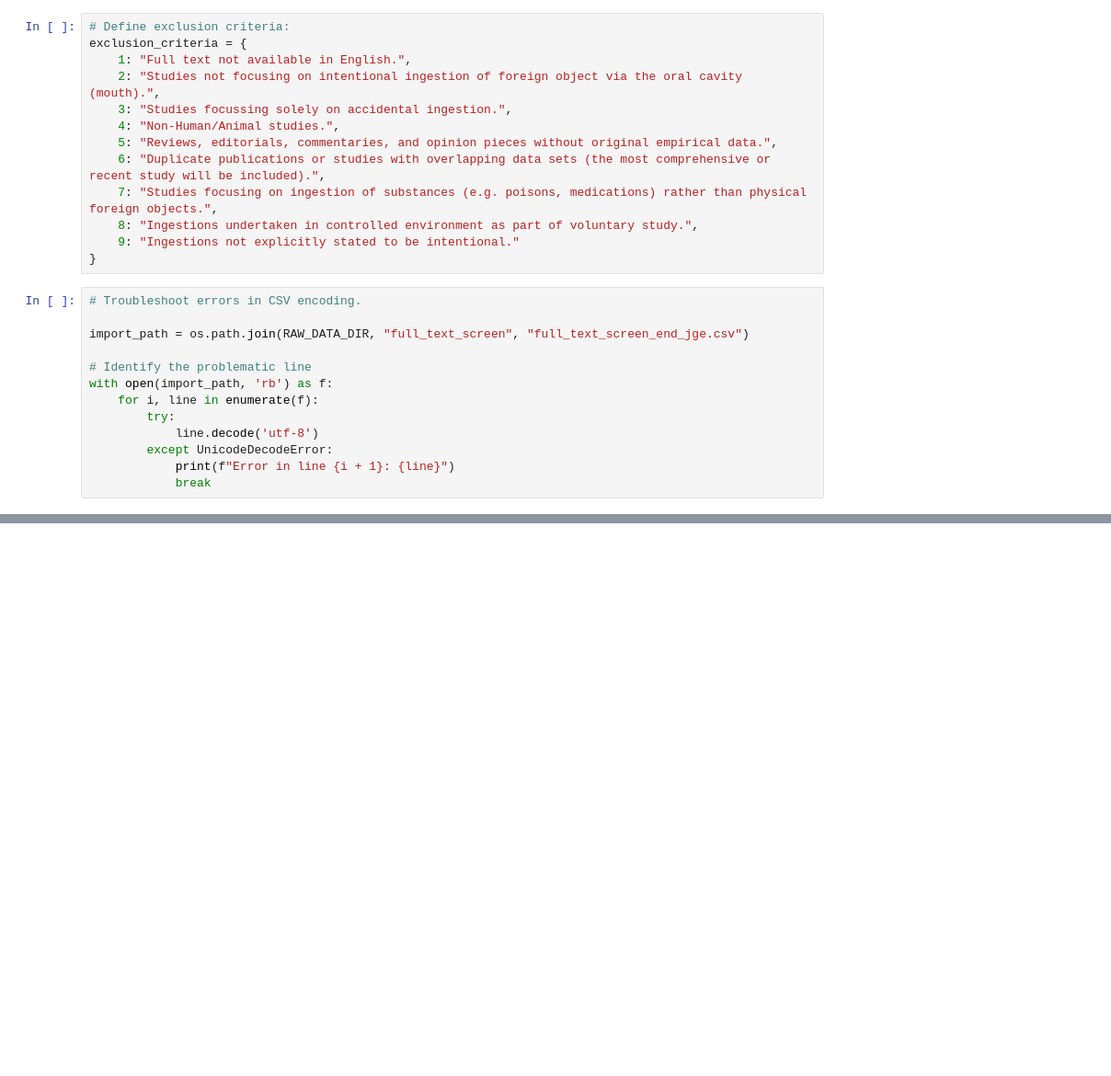
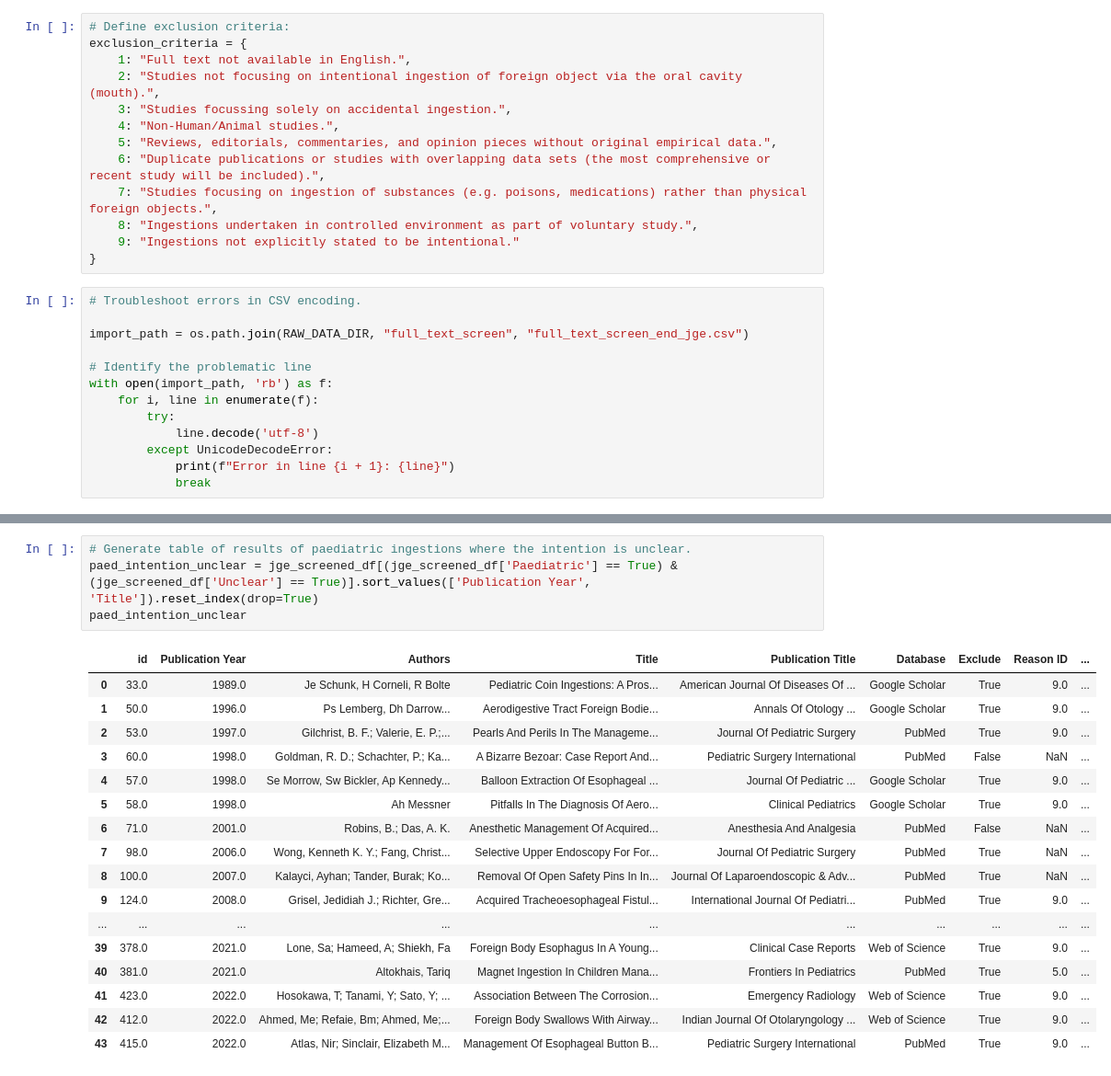
Before and after one commit to jackgedge/iifo_systematic_review, a Jupyter notebook: msc_code/notebooks/05-full_text_screen.ipynb, the cells around one changed output, grey strips where cells are left out. Shown: that part at 92% size. Drawn from its saved outputs; the diff is of its cells as text; blank space fills up the shorter version.

```diff
--- a/msc_code/notebooks/05-full_text_screen.ipynb
+++ b/msc_code/notebooks/05-full_text_screen.ipynb
@@ -144,0 +161,22 @@ plt.show()
+# %%
+# Generate table of results of paediatric ingestions where the intention is unclear.
+paed_intention_unclear = jge_screened_df[(jge_screened_df['Paediatric'] == True) & (jge_screened_df['Unclear'] == True)].sort_values(['Publication Year', 'Title']).reset_index(drop=True)
+paed_intention_unclear
+# %% [output]
+|  | id | Publication Year | Authors | Title | Publication Title | Database | Exclude | Reason ID | ... |
+| 0 | 33.0 | 1989.0 | Je Schunk, H Corneli, R Bolte | Pediatric Coin Ingestions: A Pros... | American Journal Of Diseases Of ... | Google Scholar | True | 9.0 | ... |
+| 1 | 50.0 | 1996.0 | Ps Lemberg, Dh Darrow... | Aerodigestive Tract Foreign Bodie... | Annals Of Otology ... | Google Scholar | True | 9.0 | ... |
+| 2 | 53.0 | 1997.0 | Gilchrist, B. F.; Valerie, E. P.;... | Pearls And Perils In The Manageme... | Journal Of Pediatric Surgery | PubMed | True | 9.0 | ... |
+| 3 | 60.0 | 1998.0 | Goldman, R. D.; Schachter, P.; Ka... | A Bizarre Bezoar: Case Report And... | Pediatric Surgery International | PubMed | False | NaN | ... |
+| 4 | 57.0 | 1998.0 | Se Morrow, Sw Bickler, Ap Kennedy... | Balloon Extraction Of Esophageal ... | Journal Of Pediatric ... | Google Scholar | True | 9.0 | ... |
+| 5 | 58.0 | 1998.0 | Ah Messner | Pitfalls In The Diagnosis Of Aero... | Clinical Pediatrics | Google Scholar | True | 9.0 | ... |
+| 6 | 71.0 | 2001.0 | Robins, B.; Das, A. K. | Anesthetic Management Of Acquired... | Anesthesia And Analgesia | PubMed | False | NaN | ... |
+| 7 | 98.0 | 2006.0 | Wong, Kenneth K. Y.; Fang, Christ... | Selective Upper Endoscopy For For... | Journal Of Pediatric Surgery | PubMed | True | NaN | ... |
+| 8 | 100.0 | 2007.0 | Kalayci, Ayhan; Tander, Burak; Ko... | Removal Of Open Safety Pins In In... | Journal Of Laparoendoscopic & Adv... | PubMed | True | NaN | ... |
+| 9 | 124.0 | 2008.0 | Grisel, Jedidiah J.; Richter, Gre... | Acquired Tracheoesophageal Fistul... | International Journal Of Pediatri... | PubMed | True | 9.0 | ... |
+| ... | ... | ... | ... | ... | ... | ... | ... | ... | ... |
+| 39 | 378.0 | 2021.0 | Lone, Sa; Hameed, A; Shiekh, Fa | Foreign Body Esophagus In A Young... | Clinical Case Reports | Web of Science | True | 9.0 | ... |
+| 40 | 381.0 | 2021.0 | Altokhais, Tariq | Magnet Ingestion In Children Mana... | Frontiers In Pediatrics | PubMed | True | 5.0 | ... |
+| 41 | 423.0 | 2022.0 | Hosokawa, T; Tanami, Y; Sato, Y; ... | Association Between The Corrosion... | Emergency Radiology | Web of Science | True | 9.0 | ... |
+| 42 | 412.0 | 2022.0 | Ahmed, Me; Refaie, Bm; Ahmed, Me;... | Foreign Body Swallows With Airway... | Indian Journal Of Otolaryngology ... | Web of Science | True | 9.0 | ... |
+| 43 | 415.0 | 2022.0 | Atlas, Nir; Sinclair, Elizabeth M... | Management Of Esophageal Button B... | Pediatric Surgery International | PubMed | True | 9.0 | ... |
```
Also changed, not shown: parts of 5 cells of this notebook, 1 other file.
